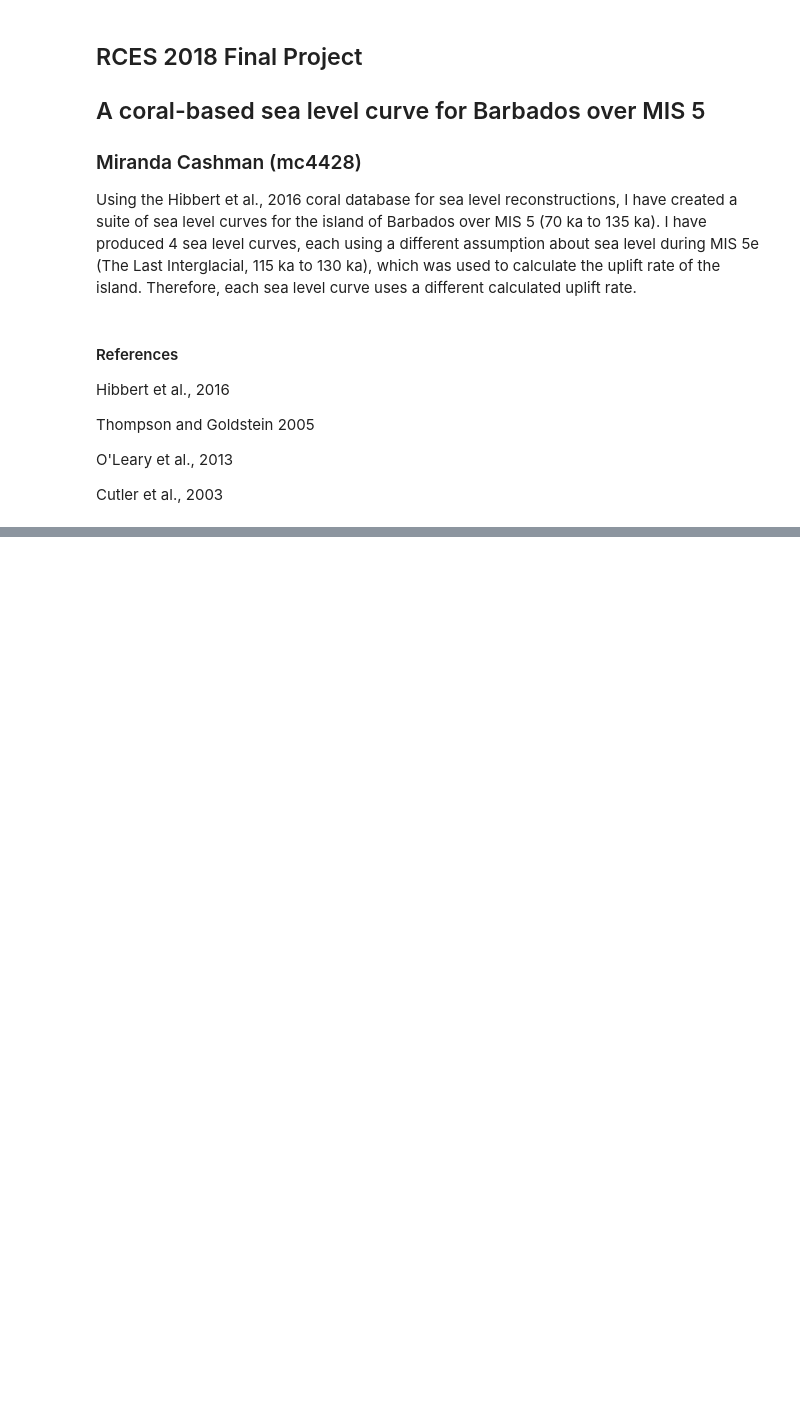
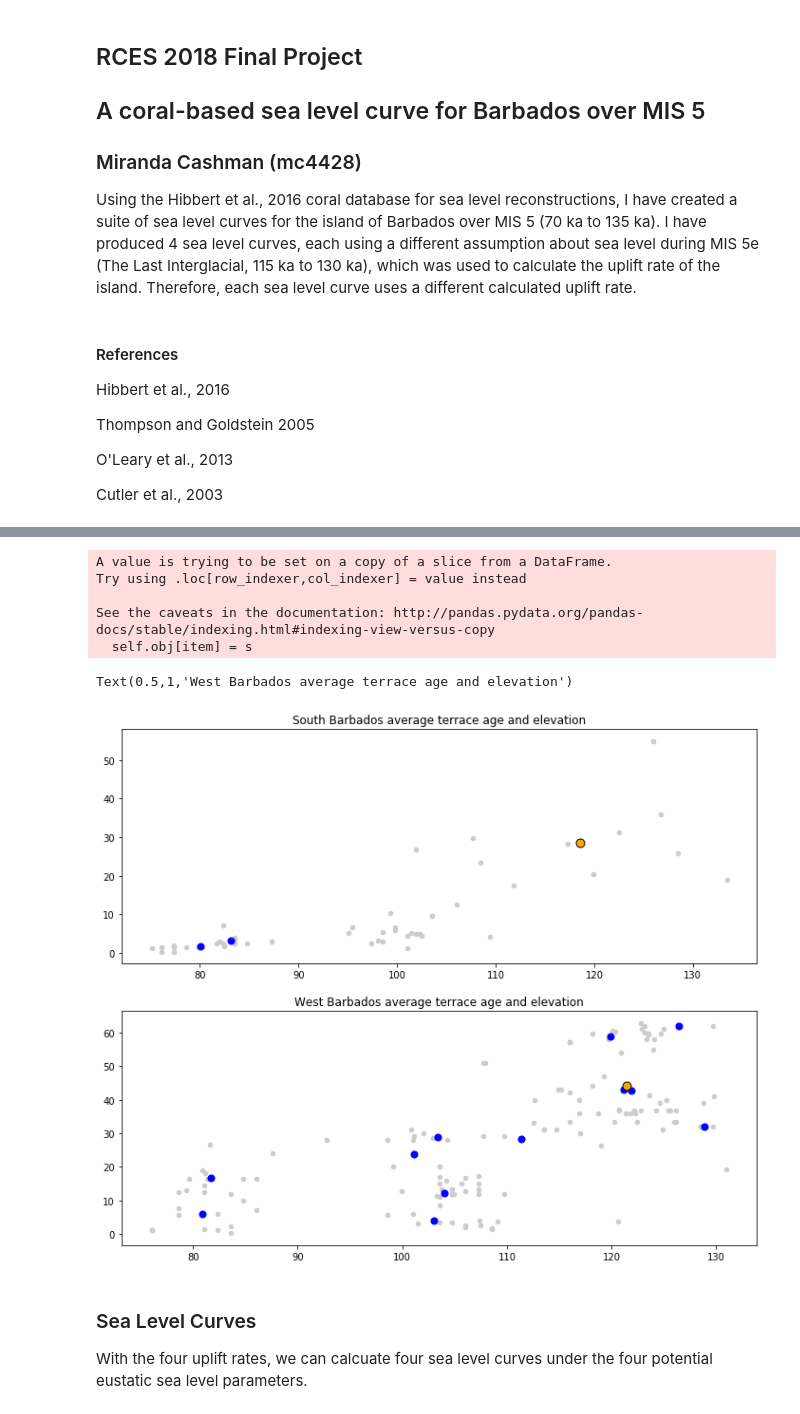
Before and after one commit to mcashman/RCES_FinalProject, a Jupyter notebook: RCES-Final_Project_SLCurve.ipynb, the cells around one changed output, grey strips where cells are left out. Saved outputs shown, nothing was run; the diff lists cells and outputs as text; code cells hidden in the pictures; blank space fills up the shorter version.

```diff
--- a/RCES-Final_Project_SLCurve.ipynb
+++ b/RCES-Final_Project_SLCurve.ipynb
@@ -167,2 +141,0 @@ def Thompson_age(conv_age, Th_U, U_U):
-# %%
-barbados['age_ka'] = Thompson_age(barbados['conv_age'].values, barbados['Th230_U238_act_ref'].values, barbados['U234_U238_act_ref']. values)
@@ -329,0 +302,5 @@ barbados_mis5.join(SL)
+# %%
+south_terr = Sbarbados_mis5.groupby('terrace')
+
+for key, group in south_terr:
+    print(key)
@@ -329,0 +333,4 @@ barbados_mis5.join(SL)
+# %%
+west_terr = Wbarbados_mis5.groupby('terrace')
+for key, group in west_terr:
+    print(key)
@@ -329,0 +355,61 @@ barbados_mis5.join(SL)
+# %%
+#Replace the terrace classifications to standard terraces.  This was done qualitatively and required me to manually rename them
+west_terr = Wbarbados_mis5.groupby('terrace')
+
+rep_W = ['Rendezvous Hill (Low)', 'Rendezvous Hill (Middle)', 'Rendezvous Hill(Top)', 'Rendezvous Hill (Top)', 'Worthing', 'Worthing',
+        'Ventnor', 'Ventnor', 'Rendezvous Hill', 'Rendezvous Hill (Top)', 'Rendezvous Hill (Middle)', 'Rendezvous Hill (Middle)', 'Batts Rock 1',
+        'Batts Rock 1', 'Batts Rock 2', 'Batts Rock 3', 'Rendezvous Hill', 'Rendezvous Hill', 'Rendezvous Hill', 'Rendezvous Hill', 'Site OC',
+        'Ventnor', 'Worthing', 'Worthing', 'Rendezvous Hill (Middle)', 'Rendezvous Hill (Middle)', 'Other terrace 1', 'Rendezvous Hill (Top)',
+        'Rendezvous Hill (Top)']
+
+rep_dic_W = {}
+for ((key, group), i) in zip(west_terr, range(0, len(rep_W))):
+    rep_dic_W.update({key:rep_W[i]})
+
+for key, group in west_terr:
+    for i in range(0, Wbarbados_mis5.shape[0]):
+        if Wbarbados_mis5.iloc[i, Wbarbados_mis5.columns.get_loc('terrace') ] == key:
+            Wbarbados_mis5.iloc[i, Wbarbados_mis5.columns.get_loc('terrace')] = rep_dic_W[key]
+# %% [output]
+A value is trying to be set on a copy of a slice from a DataFrame.
+Try using .loc[row_indexer,col_indexer] = value instead
+
+See the caveats in the documentation: http://pandas.pydata.org/pandas-docs/stable/indexing.html#indexing-view-versus-copy
+  self.obj[item] = s
+# %%
+#Original terrace classification
+av_ageS = Sbarbados_mis5.groupby('terrace').age_ka.mean()
+av_eleS = Sbarbados_mis5.groupby('terrace').elevation.mean()
+av_ageW = Wbarbados_mis5.groupby('terrace').age_ka.mean()
+av_eleW = Wbarbados_mis5.groupby('terrace').elevation.mean()
+
+
+#for terraces that have an average age of 122 to 130, average their elevation and age independently for the west and south coasts
+#these will be the MIS5e average terrace elevation and age
+mis5e_terr = ['Rendezvous Hill', 'Rendezvous Hill (Top)', 'Rendezvous Hill (Middle)', 'Rendezvous Hill (Low)']
+W_mis5e = Wbarbados_mis5[Wbarbados_mis5.terrace.isin(mis5e_terr)]
+S_mis5e = Sbarbados_mis5[Sbarbados_mis5.terrace.isin(mis5e_terr)]
+
+Wmis5e_av_age = W_mis5e.age_ka.mean()
+Wmis5e_av_ele = W_mis5e.elevation.mean()
+Smis5e_av_age = S_mis5e.age_ka.mean()
+Smis5e_av_ele = S_mis5e.elevation.mean()
+# %%
+#Plot - Age vs. Elevation
+fig, ax = plt.subplots(nrows=2, figsize=(12,10))
+ax1, ax2 = ax
+
+#Subplot - South coast
+ax1.scatter(av_ageS, av_eleS, zorder=2, s=50, color='blue')
+ax1.scatter(Sbarbados_mis5['age_ka'], Sbarbados_mis5['elevation'], color='0.8', s=20, zorder=1)
+ax1.scatter(Smis5e_av_age, Smis5e_av_ele, zorder=3, color='orange', s=80, edgecolor='k')
+ax1.set_title('South Barbados average terrace age and elevation')
+
+#Subplot - West coast
+ax2.scatter(av_ageW, av_eleW, zorder=2, s=50, color='blue')
+ax2.scatter(Wbarbados_mis5['age_ka'], Wbarbados_mis5['elevation'], color='0.8', s=20, zorder=1)
+ax2.scatter(Wmis5e_av_age, Wmis5e_av_ele, zorder=3, color='orange', s=80, edgecolor = 'k')
+ax2.set_title('West Barbados average terrace age and elevation')
+# %% [output]
+Text(0.5,1,'West Barbados average terrace age and elevation')
+[figure, added]
@@ -329,0 +435,3 @@ barbados_mis5.join(SL)
+# %% [markdown]
+### Sea Level Curves
+With the four uplift rates, we can calcuate four sea level curves under the four potential eustatic sea level parameters.
```
Also changed, not shown: parts of 45 cells of this notebook.
